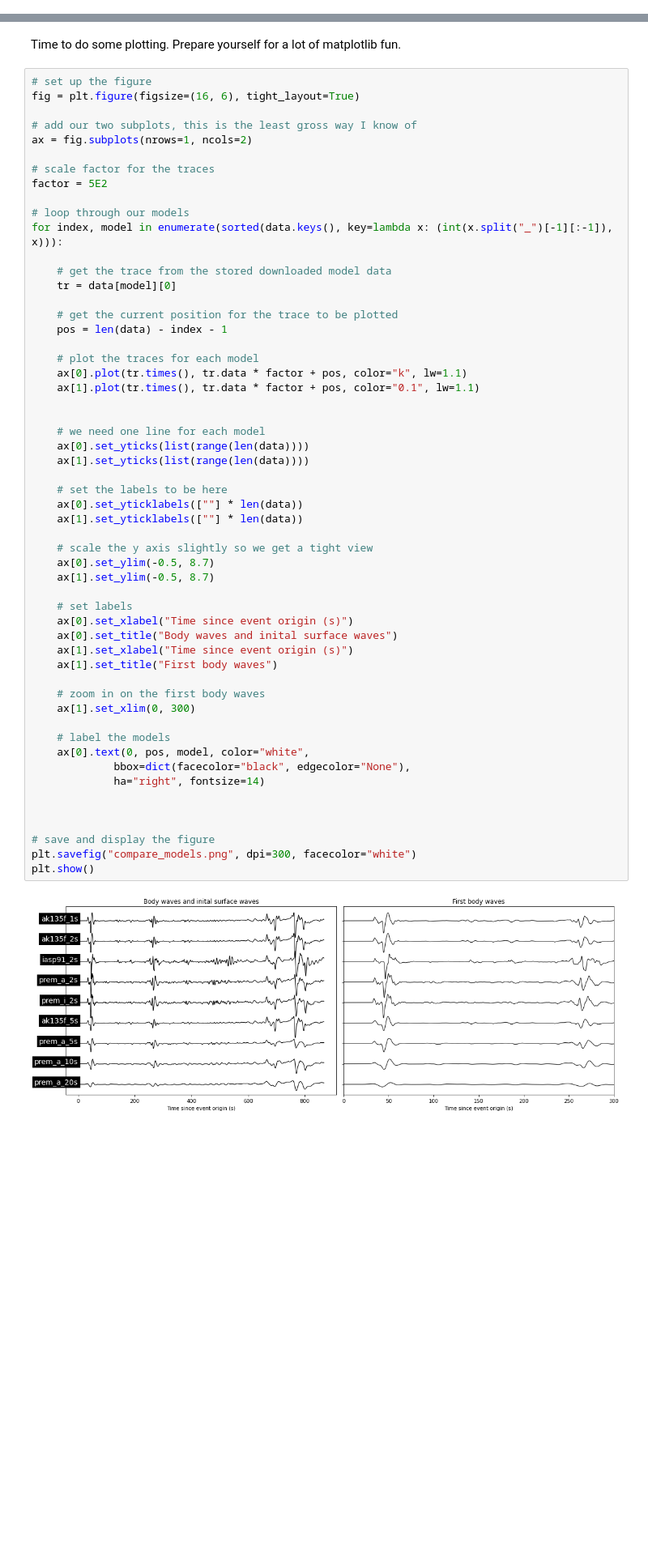
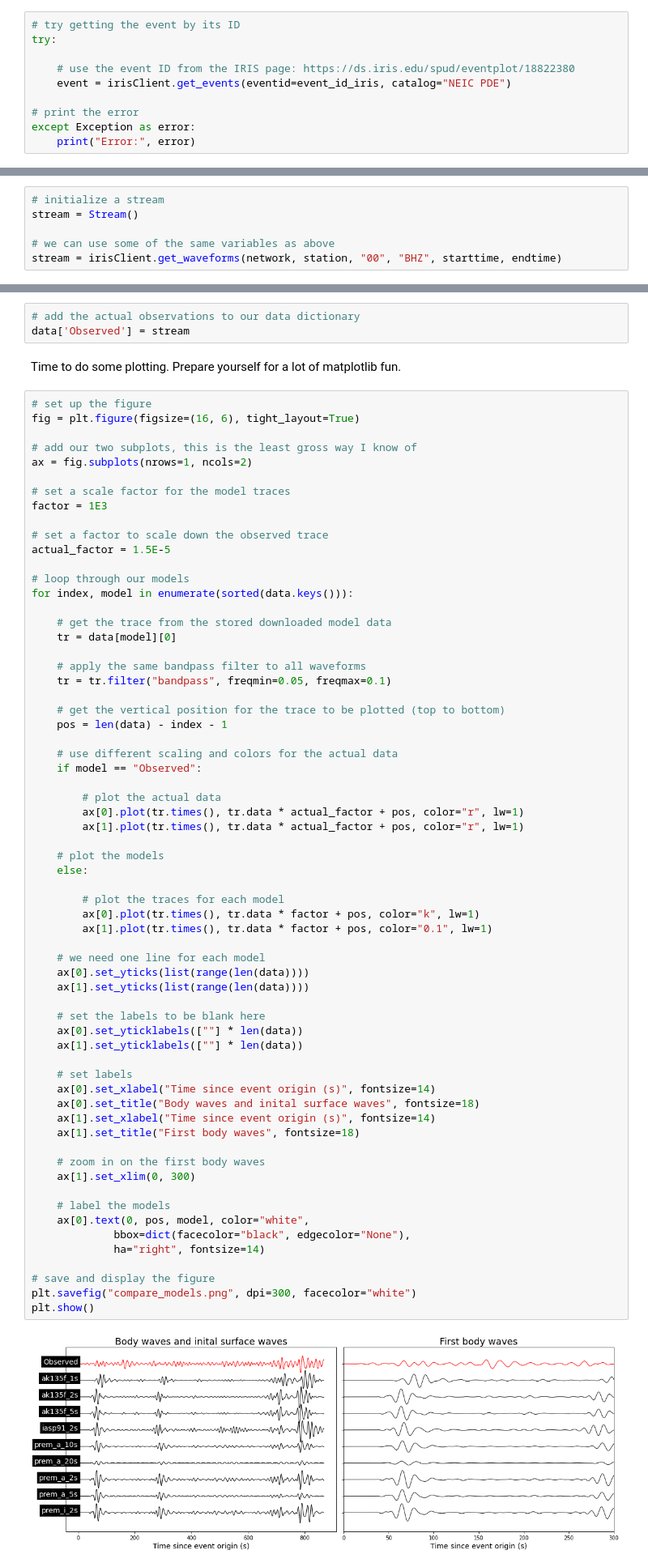
Before and after one commit to TimNagle-McNaughton/USGS, a Jupyter notebook: Syngine_example.ipynb, the cells around one changed output, grey strips where cells are left out. Shown at 81% size. Saved outputs shown, nothing was run; the diff lists cells and outputs as text; blank space fills up the shorter version.

Commit message:
More annotation, map, and traces

```diff
--- a/Syngine_example.ipynb
+++ b/Syngine_example.ipynb
@@ -86,0 +106,10 @@ endtime = UTCDateTime("2021-03-04T19:56:00.200000Z")
+# %%
+# try getting the event by its ID
+try:
+
+    # use the event ID from the IRIS page: https://ds.iris.edu/spud/eventplot/18822380
+    event = irisClient.get_events(eventid=event_id_iris, catalog="NEIC PDE")
+
+# print the error
+except Exception as error:
+    print("Error:", error)
@@ -185,0 +234,6 @@ Processing ak135f_1s...
+# %%
+# initialize a stream
+stream = Stream()
+
+# we can use some of the same variables as above
+stream = irisClient.get_waveforms(network, station, "00", "BHZ", starttime, endtime)
@@ -186,3 +277,6 @@ Processing ak135f_1s...
+# %%
+# add the actual observations to our data dictionary
+data['Observed'] = stream
 # %% [markdown]
 Time to do some plotting. Prepare yourself for a lot of matplotlib fun.
 # %%
@@ -192,53 +286,62 @@ fig = plt.figure(figsize=(16, 6), tight_layout=True)
 # add our two subplots, this is the least gross way I know of
 ax = fig.subplots(nrows=1, ncols=2)
 
-# scale factor for the traces
-factor = 5E2
+# set a scale factor for the model traces
+factor = 1E3
+
+# set a factor to scale down the observed trace
+actual_factor = 1.5E-5
 
 # loop through our models
-for index, model in enumerate(sorted(data.keys(), key=lambda x: (int(x.split("_")[-1][:-1]), x))):
+for index, model in enumerate(sorted(data.keys())):
 
     # get the trace from the stored downloaded model data
     tr = data[model][0]
 
-    # get the current position for the trace to be plotted
+    # apply the same bandpass filter to all waveforms
+    tr = tr.filter("bandpass", freqmin=0.05, freqmax=0.1)
+
+    # get the vertical position for the trace to be plotted (top to bottom)
     pos = len(data) - index - 1
 
-    # plot the traces for each model
-    ax[0].plot(tr.times(), tr.data * factor + pos, color="k", lw=1.1)
-    ax[1].plot(tr.times(), tr.data * factor + pos, color="0.1", lw=1.1)
+    # use different scaling and colors for the actual data
+    if model == "Observed":
 
+        # plot the actual data
+        ax[0].plot(tr.times(), tr.data * actual_factor + pos, color="r", lw=1)
+        ax[1].plot(tr.times(), tr.data * actual_factor + pos, color="r", lw=1)
+
+    # plot the models
+    else:
+
+        # plot the traces for each model
+        ax[0].plot(tr.times(), tr.data * factor + pos, color="k", lw=1)
+        ax[1].plot(tr.times(), tr.data * factor + pos, color="0.1", lw=1)
 
     # we need one line for each model
     ax[0].set_yticks(list(range(len(data))))
     ax[1].set_yticks(list(range(len(data))))
 
-    # set the labels to be here
+    # set the labels to be blank here
     ax[0].set_yticklabels([""] * len(data))
     ax[1].set_yticklabels([""] * len(data))
 
-    # scale the y axis slightly so we get a tight view
-    ax[0].set_ylim(-0.5, 8.7)
-    ax[1].set_ylim(-0.5, 8.7)
-
     # set labels
-    ax[0].set_xlabel("Time since event origin (s)")
-    ax[0].set_title("Body waves and inital surface waves")
-    ax[1].set_xlabel("Time since event origin (s)")
-    ax[1].set_title("First body waves")
+    ax[0].set_xlabel("Time since event origin (s)", fontsize=14)
+    ax[0].set_title("Body waves and inital surface waves", fontsize=18)
+    ax[1].set_xlabel("Time since event origin (s)", fontsize=14)
+    ax[1].set_title("First body waves", fontsize=18)
 
     # zoom in on the first body waves
     ax[1].set_xlim(0, 300)
 
     # label the models
     ax[0].text(0, pos, model, color="white",
              bbox=dict(facecolor="black", edgecolor="None"),
              ha="right", fontsize=14)
 
-
-
 # save and display the figure
 plt.savefig("compare_models.png", dpi=300, facecolor="white")
 plt.show()
 # %% [output]
-[figure, old version]
+[figure, new version]
```
Also changed, not shown: parts of 25 cells of this notebook.
